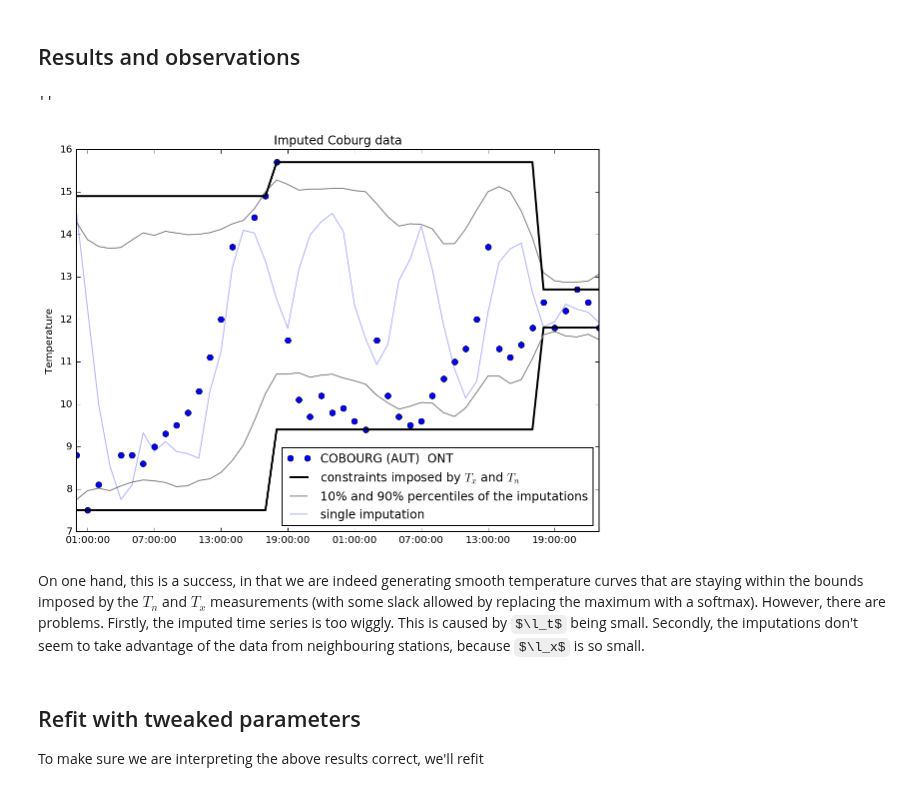
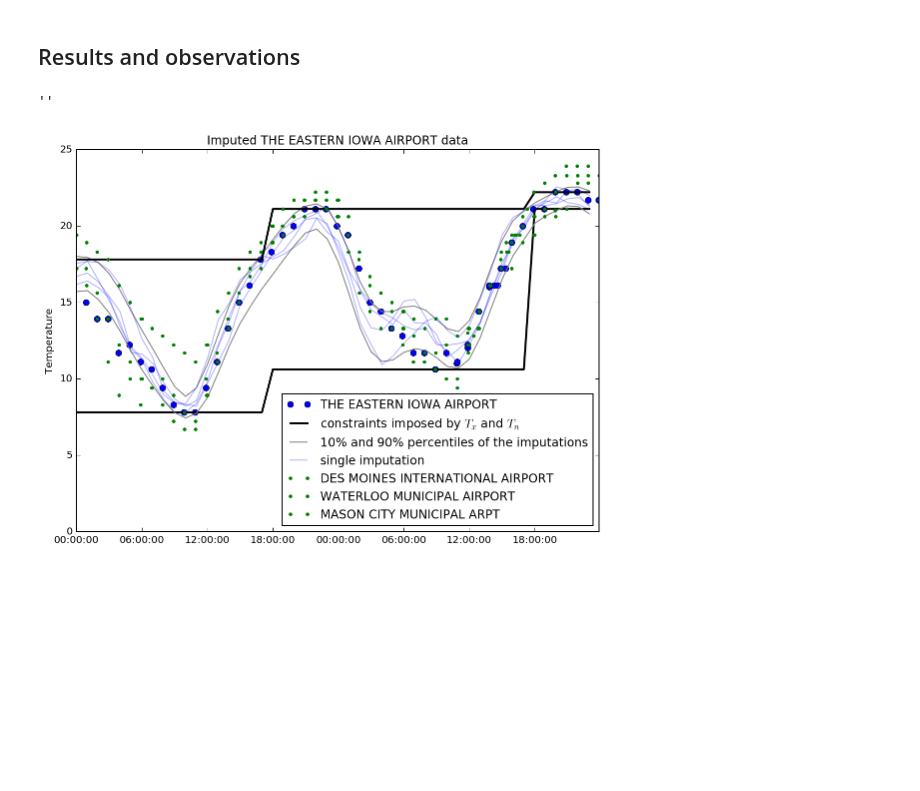
Before and after one commit to maximerischard/TemperatureImputations.jl, a Jupyter notebook: SmallScaleHourly.ipynb, the cells around one changed output. Cells and saved outputs as stored; diff of their text form; code cells hidden in the pictures; some formulas as TeX source; blank space fills up the shorter version.

Commit message:
replace Canadian station with Iowan stations

```diff
--- a/SmallScaleHourly.ipynb
+++ b/SmallScaleHourly.ipynb
@@ -411,10 +406,10 @@ cobourg_df = hourly_df_ls[0]["20150601":"20150602"].dropna()
 cutpoints = pd.date_range(time_min.replace(hour=17)-pd.DateOffset(days=1), time_max+pd.DateOffset(days=1), freq="D")
 # %%
-cobourg_df["mday"] = pd.cut(cobourg_df.index.values.astype(float), cutpoints.values.astype(float))
+first_df["mday"] = pd.cut(first_df.index.values.astype(float), cutpoints.values.astype(float))
 # %%
-cobourg_Tn = cobourg_df.groupby(by="mday").min()
-cobourg_Tx = cobourg_df.groupby(by="mday").max()
-n_impt_days = len(cobourg_Tn)
+first_Tn = first_df.groupby(by="mday").min()
+first_Tx = first_df.groupby(by="mday").max()
+n_impt_days = len(first_Tn)
 day_TxTn = list(range(1, n_impt_days+1))
 iday_impute = pd.cut(time_impute.values.astype(float), cutpoints.values.astype(float)).codes
 iday_impute
@@ -594,8 +589,8 @@ impt_data = {
     # == Tn/Tx ==
     "day_TxTn": day_TxTn,
     "station_TxTn": [1]*n_impt_days,
-    "Tn": cobourg_Tn["temp"].values,
-    "Tx": cobourg_Tx["temp"].values,
+    "Tn": first_Tn["temp"].values,
+    "Tx": first_Tx["temp"].values,
     # == IMPUTATION ==
     "time_impt": time_impute.values.astype(float) / ns_per_day,
     "day_impute": iday_impute+1,
@@ -603,9 +598,9 @@ impt_data = {
     # == HYPERPARAMETERS ==
     "sigmay": 0.5,
     "sigmaf": 2.5,
-    "l2_x": 0.006**2,
-    "l2_t": 0.15**2,
-    "k_softmax": 2.0,
+    "l2_t": np.mean(ts_fit.extract("l_t")["l_t"])**2,
+    "l2_x": np.mean(stmp_fit.extract("l_x")["l_x"])**2,
+    "k_softmax": 10.0,
 }
 # %%
 impt_fit = pystan.stan(model_code=imputation_model, data=impt_data,
@@ -636,27 +631,29 @@ imputed_GP = impt_fitted_GP[:,Ntrain:]
 imputed_GP_sorted = np.sort(imputed_GP, axis=0)
 imputed_0100 = pd.Series(imputed_GP_sorted[100,:], index=time_impute)
 imputed_1900 = pd.Series(imputed_GP_sorted[-100,:], index=time_impute)
-lower_constraint = pd.Series(cobourg_Tn["temp"].values[iday_impute], index=time_impute)
-upper_constraint = pd.Series(cobourg_Tx["temp"].values[iday_impute], index=time_impute)
+lower_constraint = pd.Series(first_Tn["temp"].values[iday_impute], index=time_impute)
+upper_constraint = pd.Series(first_Tx["temp"].values[iday_impute], index=time_impute)
 # %% [markdown]
 ## Results and observations
 # %%
-plt.plot(cobourg_df["temp"], "o", label=isdSubset["NAME"].iloc[0])[0]
+plt.plot(first_df["temp"], "o", label=isdSubset["NAME"].iloc[0])[0]
 plt.plot(lower_constraint, color="black", label="constraints imposed by $T_x$ and $T_n$", linewidth=2)
 plt.plot(imputed_0100, color="grey", label="10% and 90% percentiles of the imputations")
 plt.plot(imputed_1900, color="grey")
 plt.plot(upper_constraint, color="black", linewidth=2)
-plt.plot(pd.Series(imputed_GP[200,:], index=time_impute), color="blue", alpha=0.3, label="single imputation")
-plt.legend(loc="lower right")
-plt.title("Imputed Coburg data")
+plt.plot(pd.Series(imputed_GP[0,:], index=time_impute), alpha=0.3, color="blue", label="single imputation")
+for i in (100,200,300):
+    plt.plot(pd.Series(imputed_GP[i,:], index=time_impute), color="blue", alpha=0.3)
+plt.title("Imputed %s data" % isdSubset["NAME"].iloc[0])
+for i in range(1,numstations):
+    istat = (twodays_stmp["station"] == i+1).values
+    l=plt.plot(twodays_stmp["temp"][istat],
+                color="green", linestyle="none", marker=".",
+                label=isdSubset["NAME"].iloc[i])[0]
 plt.ylabel("Temperature")
+plt.legend(loc="best")
+plt.ylim(0,25)
 ;
 # %% [output]
 ''
-[figure, old version]
+[figure, new version]
-# %% [markdown]
-On one hand, this is a success, in that we are indeed generating smooth temperature curves that are staying within the bounds imposed by the $T_n$ and $T_x$ measurements (with some slack allowed by replacing the maximum with a softmax). However, there are problems. Firstly, the imputed time series is too wiggly. This is caused by $\l_t$ being small. Secondly, the imputations don't seem to take advantage of the data from neighbouring stations, because $\l_x$ is so small.
-# %% [markdown]
-## Refit with tweaked parameters
-
-To make sure we are interpreting the above results correct, we'll refit
```
Also changed, not shown: parts of 30 cells of this notebook.
